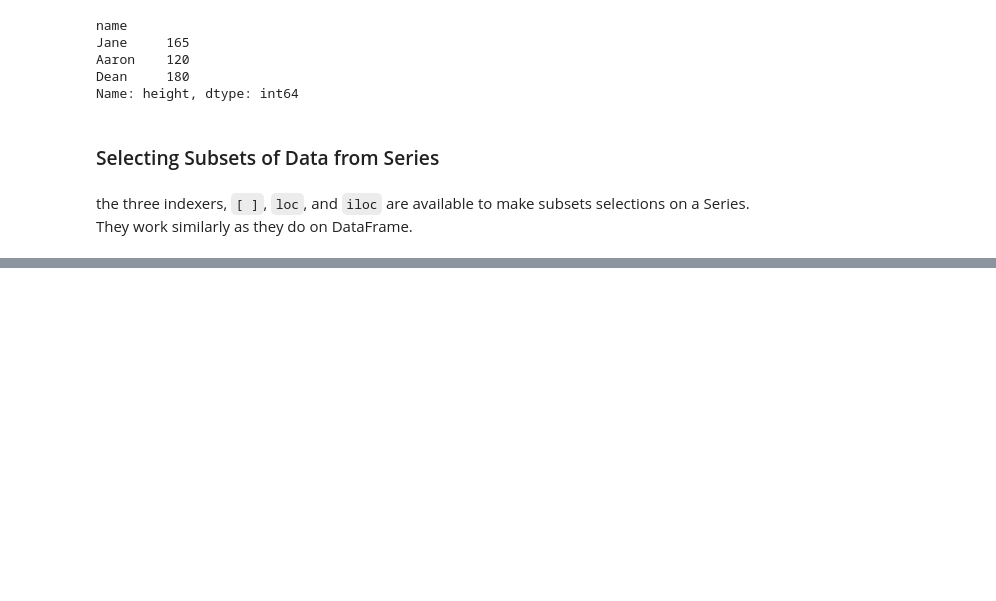
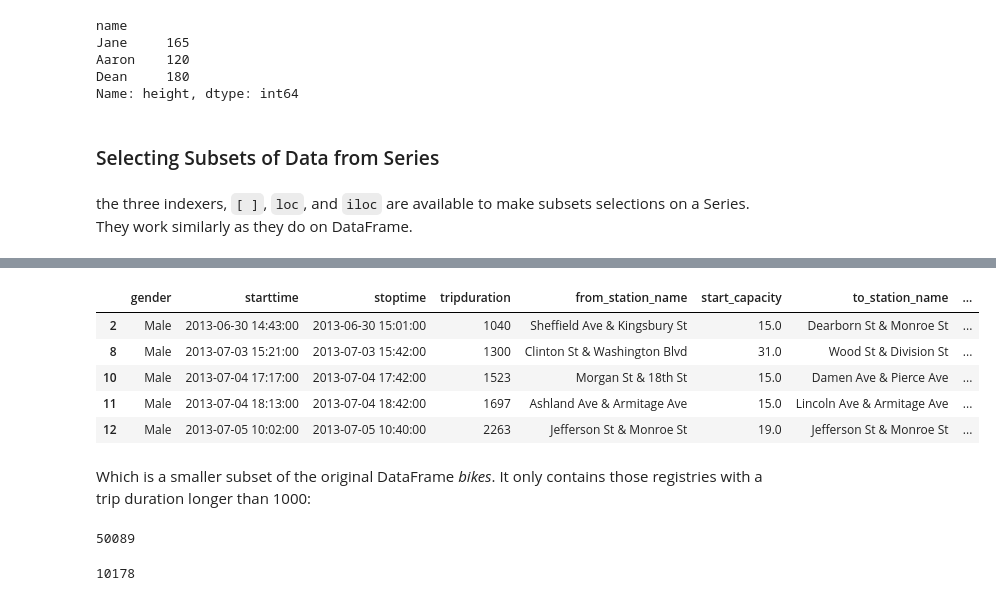
Before and after one commit to bizzaccelerator/Data-Science-Study-Notes, a Jupyter notebook: 3. Data managing using Pandas - Part 2.ipynb, the cells around one changed output, grey strips where cells are left out. Drawn from its saved outputs; the diff is of its cells as text; code cells hidden in the pictures; blank space fills up the shorter version.

Commit message:
Single Boolean filters added

```diff
--- a/3. Data managing using Pandas - Part 2.ipynb
+++ b/3. Data managing using Pandas - Part 2.ipynb
@@ -291,0 +318,24 @@ the three indexers, `[ ]`, `loc`, and `iloc` are available to make subsets selec
+# %%
+# A Boolean filter can be implemented using auxiliary variables:
+filt = bikes['tripduration'] > 1000
+subset = bikes[filt]
+subset.head()
+# %% [output]
+|  | gender | starttime | stoptime | tripduration | from_station_name | start_capacity | to_station_name | ... |
+| 2 | Male | 2013-06-30 14:43:00 | 2013-06-30 15:01:00 | 1040 | Sheffield Ave & Kingsbury St | 15.0 | Dearborn St & Monroe St | ... |
+| 8 | Male | 2013-07-03 15:21:00 | 2013-07-03 15:42:00 | 1300 | Clinton St & Washington Blvd | 31.0 | Wood St & Division St | ... |
+| 10 | Male | 2013-07-04 17:17:00 | 2013-07-04 17:42:00 | 1523 | Morgan St & 18th St | 15.0 | Damen Ave & Pierce Ave | ... |
+| 11 | Male | 2013-07-04 18:13:00 | 2013-07-04 18:42:00 | 1697 | Ashland Ave & Armitage Ave | 15.0 | Lincoln Ave & Armitage Ave | ... |
+| 12 | Male | 2013-07-05 10:02:00 | 2013-07-05 10:40:00 | 2263 | Jefferson St & Monroe St | 19.0 | Jefferson St & Monroe St | ... |
+# %% [markdown]
+Which is a smaller subset of the original DataFrame _bikes_. It only contains those registries with a trip duration longer than 1000:
+# %%
+#The number of rows in the original dataset is:
+len(bikes)
+# %% [output]
+50089
+# %%
+#The number of rows in the filtered dataset is:
+len(subset)
+# %% [output]
+10178
```
Also changed, not shown: parts of 6 cells of this notebook.
